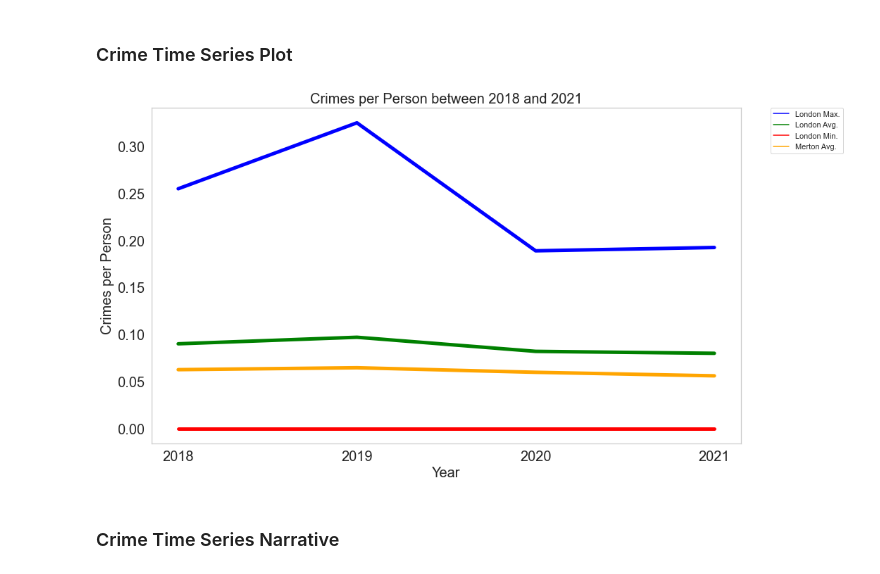
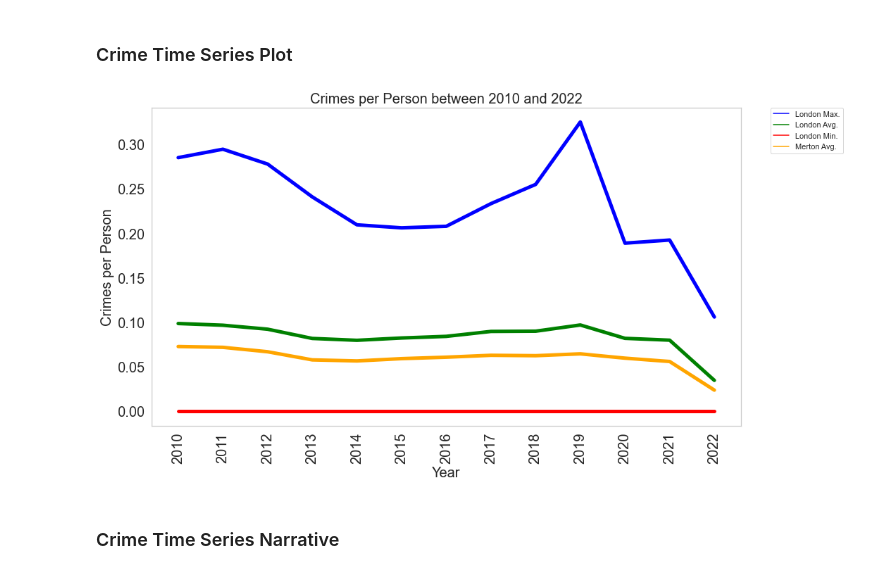
Before and after one commit to neal-bamford/sd-map-streamlit, a Jupyter notebook: SD_Map_07_Crime.ipynb, the cells around one changed output. Drawn from its saved outputs; the diff is of its cells as text; code cells hidden in the pictures.

```diff
--- a/SD_Map_07_Crime.ipynb
+++ b/SD_Map_07_Crime.ipynb
@@ -43,7 +43,7 @@ The autoreload extension is already loaded. To reload it, use:
 # %% [markdown]
 ### Search Critera & DAO Access to get all required data
 # %%
-year_from = 2001
+year_from = 2010
 year_to   = 2022
 city      = "London"
 borough   = "Islington"
@@ -91,10 +91,14 @@ search_term = {"year_from":crime_year_from,
                "ward_name":ward_name}
 
 ### Now we have a date range that's validated, apply it to the crim data
-log.debug("QRY Started")
+
+## borough level crime
 borough_crime_per_capita_by_year_df = dao_fac.crime_ranked_by_borough_years(db_conn, search_term)
-log.debug("QRY Ended")
-# log.debug(borough_crime_per_capita_by_year_df)
+
+## ward level crime
+##
+## It is not possible to do crimes per person at the ward level as we don't have population data at the ward level.
+##
 
 ## Years are in descending order
 unique_years = borough_crime_per_capita_by_year_df["YEAR"].unique().tolist()
@@ -245,34 +265,35 @@ sns.lineplot(data=crime_ts_df, x="Year", y="BOROUGH_MEAN_IN_YEAR", ax=ax, label=
 plot_title = "Crimes per Person between {} and {}".format(year_from, year_to) if year_from != year_to else \
              "Crimes per Person for {}".format(year_to)
 
 ax.set_title(plot_title, fontsize=20)
 ax.set_ylabel("Crimes per Person", fontsize=20)
 ax.set_xlabel("Year", fontsize=20)
+ax.tick_params(axis="x", labelrotation=90)
 
 ax.legend(title="legend")
 ax.legend(loc="upper right")
 plt.legend(bbox_to_anchor=(1.05, 1), loc=2, borderaxespad=0.)
 
 for line in ax.get_lines():
     line.set_linewidth(5)
     line.set_ms(10)
 
 ax.grid(False)
 plt.yticks(fontsize=20)
 plt.xticks(fontsize=20)
 
 # ax2 = plt.twinx()
 # ax2.grid(False)
 # # sns.lineplot(data=city_yearly_population_ts_df, x="Year", y="POPULATION_FOR_YEAR_CITY" , color="b", ax=ax2)
 # sns.lineplot(data=borough_yearly_population_ts_df, x="Year", y="POPULATION_FOR_YEAR_CITY" , color="b", ax=ax2)
 
 plt.tight_layout()
 
 crime_plot = plt.gcf()
 
 # plt.show()
 # %% [output]
-[figure, old version]
+[figure, new version]
 # %% [markdown]
 ### Crime Time Series Narrative
 # %%
```
Also changed, not shown: parts of 30 cells of this notebook, 18 other files.
